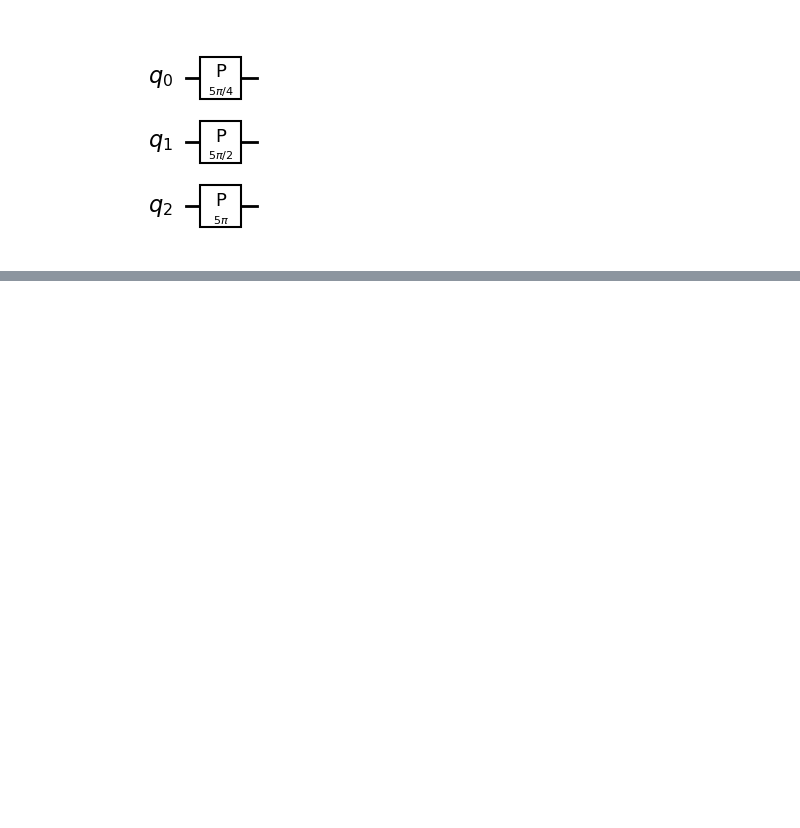
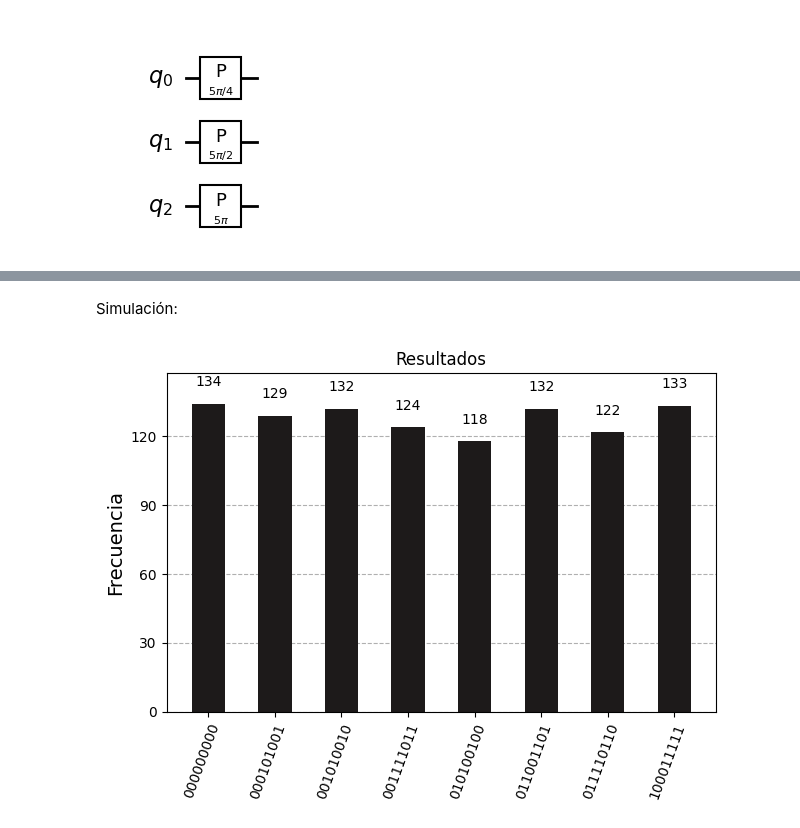
Before and after one commit to iroumec/Quantum-Computing, a Jupyter notebook: practicos/trabajo_practico_4.ipynb, the cells around one changed output, grey strips where cells are left out. Saved outputs shown, nothing was run; the diff lists cells and outputs as text; code cells hidden in the pictures; blank space fills up the shorter version.

```diff
--- a/practicos/trabajo_practico_4.ipynb
+++ b/practicos/trabajo_practico_4.ipynb
@@ -614,0 +569,15 @@ qc.draw(output='mpl', style='bw')
+# %% [markdown]
+Simulación:
+# %%
+simulator = AerSimulator()
+transpiled = transpile(measured_quantum_circuit, simulator)
+job = simulator.run(transpiled, shots=1024)
+results = job.result()
+counts = results.get_counts(transpiled)
+
+histogram = plot_histogram(counts, title="Resultados", color="#1D1A1A")
+histogram.axes[0].set_ylabel("Frecuencia")
+
+histogram
+# %% [output]
+[figure, added]
```
Also changed, not shown: parts of 18 cells of this notebook.
